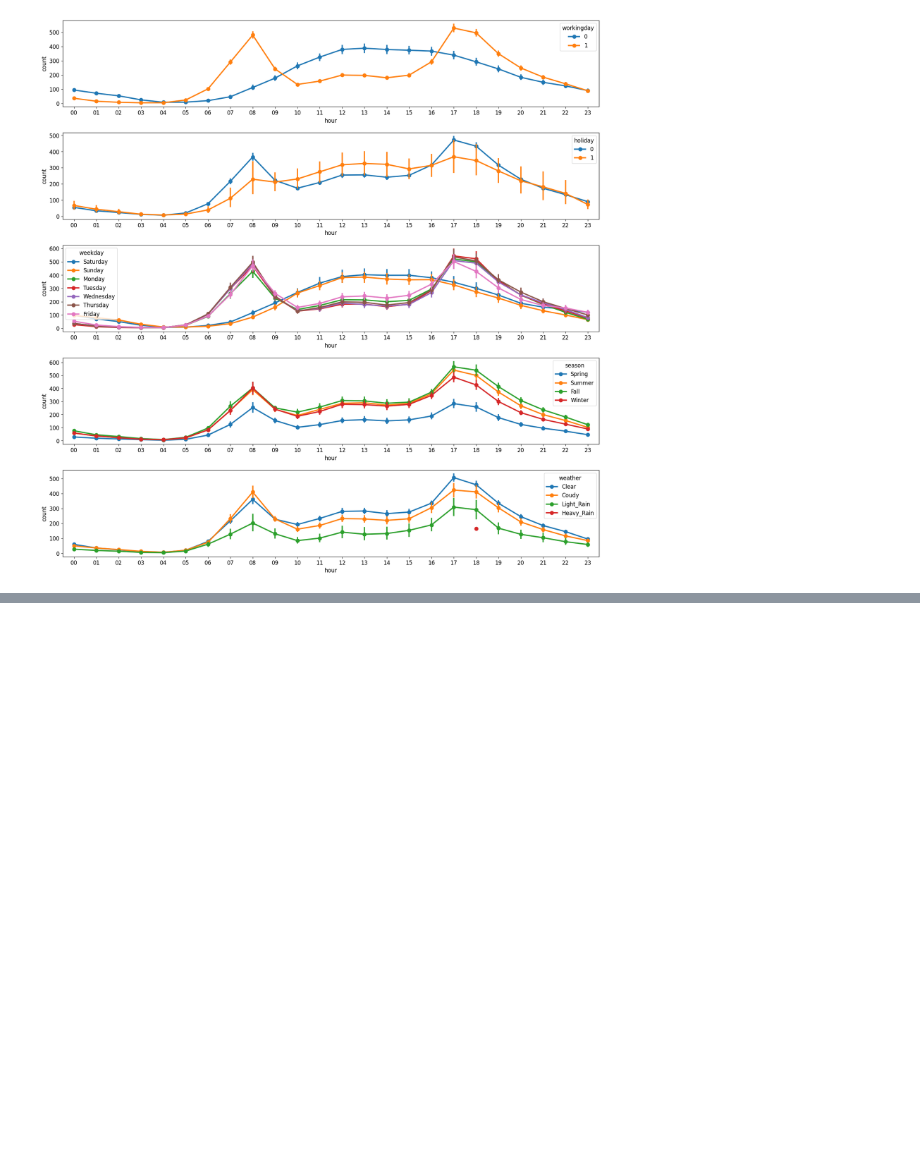
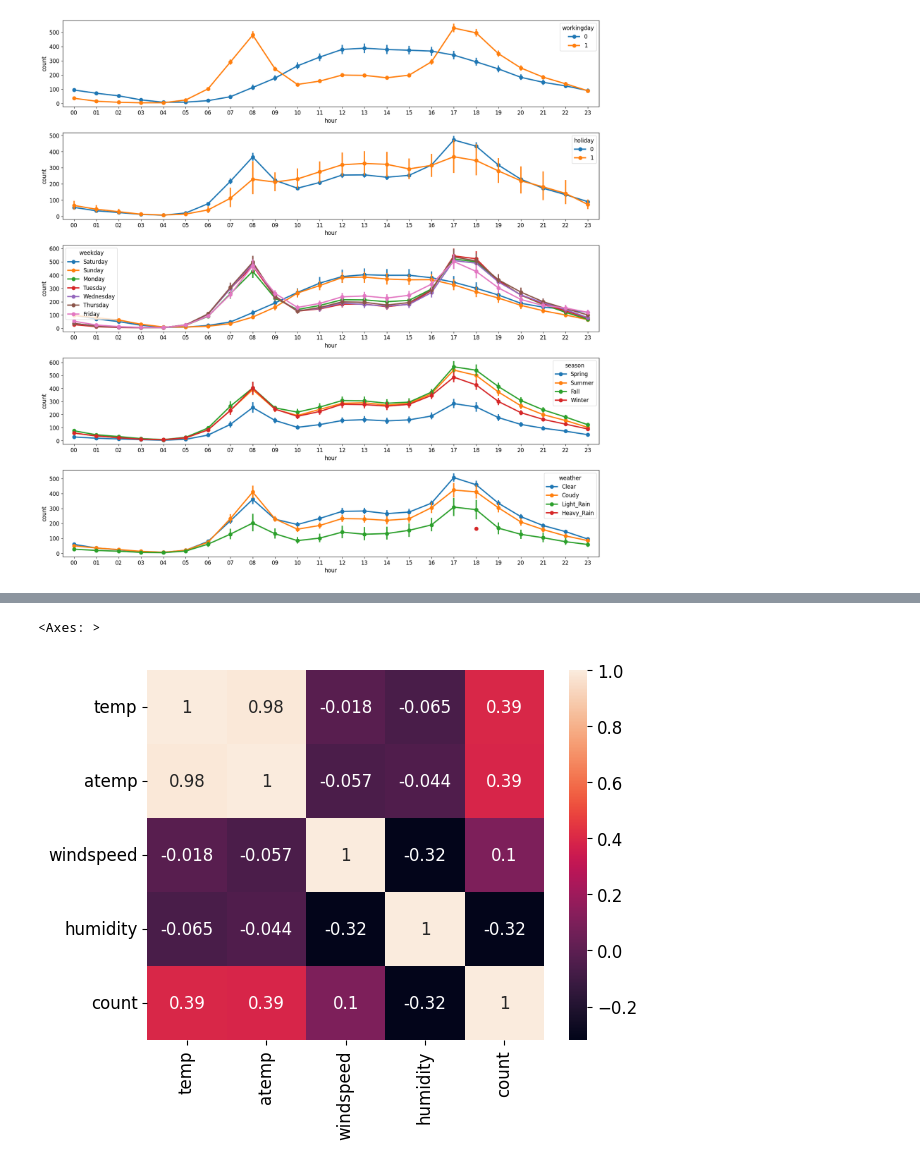
Before and after one commit to wjseoduq3/orange240704, a Jupyter notebook: eda.ipynb, the cells around one changed output, grey strips where cells are left out. Saved outputs shown, nothing was run; the diff lists cells and outputs as text; code cells hidden in the pictures; blank space fills up the shorter version.

```diff
--- a/eda.ipynb
+++ b/eda.ipynb
@@ -236,0 +257,10 @@ plt.show()
+# %%
+corrtot = train[['temp','atemp','windspeed','humidity','count']].corr()
+
+figure.set_size_inches(18,18)
+mpl.rc('font',size=12)
+
+sns.heatmap(corrtot,annot=True)
+# %% [output]
+<Axes: >
+[figure, added]
```
Also changed, not shown: parts of 1 cell of this notebook.
